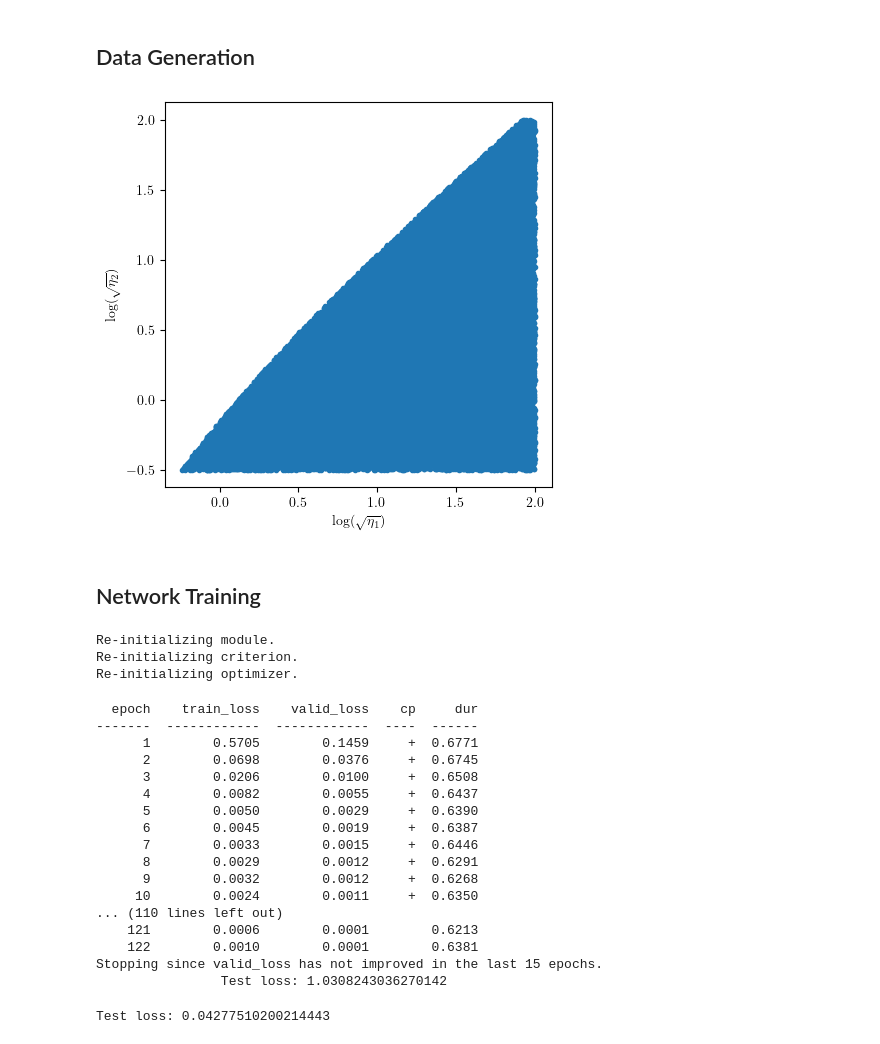
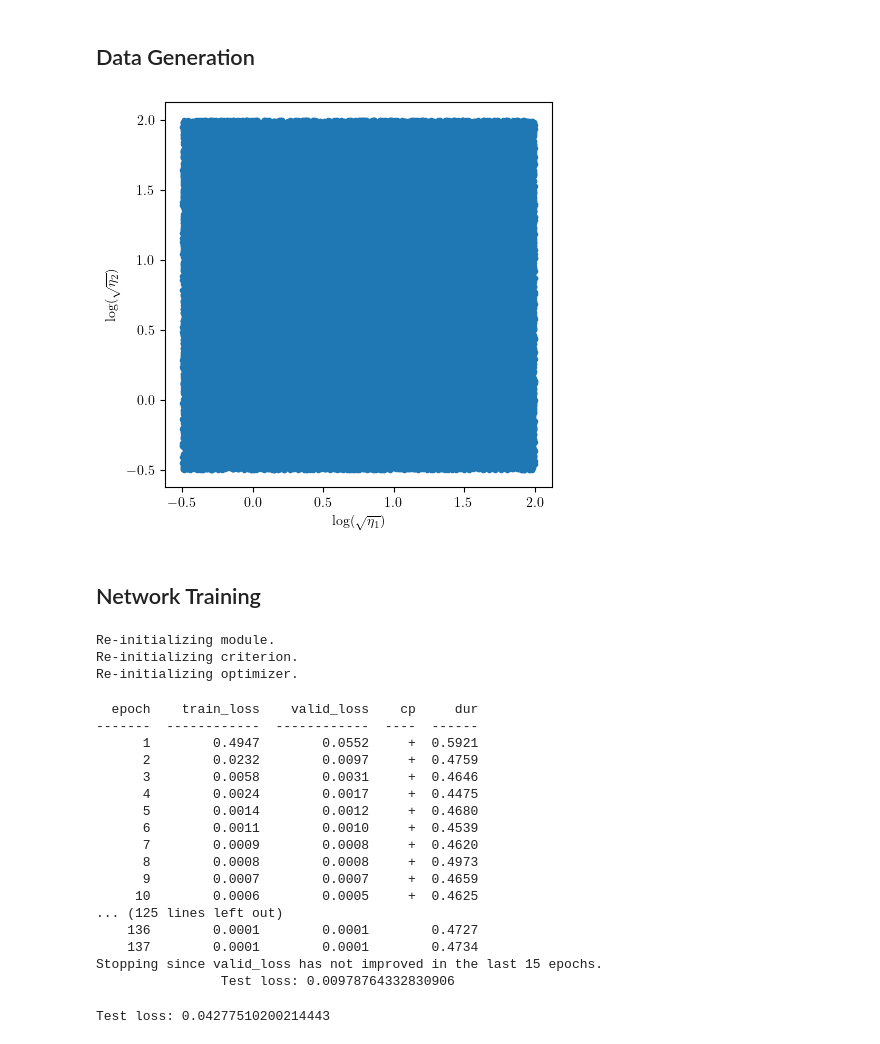
Before and after one commit to Crashprn/UncertaintyQuantification, a Jupyter notebook: Notebooks/MCDropout_Train.ipynb, the cells around one changed output. Cells and saved outputs as stored; diff of their text form; code cells hidden in the pictures.

```diff
--- a/Notebooks/MCDropout_Train.ipynb
+++ b/Notebooks/MCDropout_Train.ipynb
@@ -64,29 +64,29 @@ class RMSELoss(nn.Module):
 # %%
 # Data generators for the different turbulence closures
 SSG_gen = TurbulenceClosureDataGenerator('SSG')
 
 # Defining the ranges for the different scales
 log = (-.5, 2.0)
 
 # Defining whether to exclude certain areas of the data
 exclude_area = True
 include_area = False
 drop_eta_1 = False
 drop_eta_2 = False
 add_noise = False
 
 # Defining area to exclude datapoints
 eta_1_range = np.array([-0.5, 0.0])
 eta_2_range = np.array([-.5, 0.0])
 
-etas_train, gs_train = generate_log_data(SSG_gen, log, 80_000, shuffle=True, gen_type="d_condition", d_condition="<=")
+etas_train, gs_train = generate_log_data(SSG_gen, log, 80_000, shuffle=True, gen_type="All", d_condition="<=")
 
 etas_test, gs_test = generate_log_data(SSG_gen, log, 800, shuffle=True, gen_type="All")
 
 if not drop_eta_1 and not drop_eta_2:
     plot_data_generation_diff(etas_train)
 # %% [output]
-[figure, old version]
+[figure, new version]
 # %%
 from sklearn.preprocessing import StandardScaler
 
@@ -137,7 +137,7 @@ train_params = {
 
 test_criteria = RMSELoss()
 # %%
-net_name = chkpt_prefix + '_MCD1'
+net_name = chkpt_prefix + ''
 
 callbacks = [EarlyStopping(patience=15, threshold=0.000001, threshold_mode='abs', monitor='valid_loss', lower_is_better=True),
         Checkpoint(monitor='valid_loss_best', f_params=net_name+'.pt', dirname=chkpt_dir),
@@ -159,21 +159,21 @@ Re-initializing criterion.
 Re-initializing optimizer.
   epoch    train_loss    valid_loss    cp     dur
 -------  ------------  ------------  ----  ------
-      1        0.5705        0.1459     +  0.6771
-      2        0.0698        0.0376     +  0.6745
-      3        0.0206        0.0100     +  0.6508
-      4        0.0082        0.0055     +  0.6437
-      5        0.0050        0.0029     +  0.6390
-      6        0.0045        0.0019     +  0.6387
-      7        0.0033        0.0015     +  0.6446
-      8        0.0029        0.0012     +  0.6291
-      9        0.0032        0.0012     +  0.6268
-     10        0.0024        0.0011     +  0.6350
-... (110 lines left out)
-    121        0.0006        0.0001        0.6213
-    122        0.0010        0.0001        0.6381
+      1        0.4947        0.0552     +  0.5921
+      2        0.0232        0.0097     +  0.4759
+      3        0.0058        0.0031     +  0.4646
+      4        0.0024        0.0017     +  0.4475
+      5        0.0014        0.0012     +  0.4680
+      6        0.0011        0.0010     +  0.4539
+      7        0.0009        0.0008     +  0.4620
+      8        0.0008        0.0008     +  0.4973
+      9        0.0007        0.0007     +  0.4659
+     10        0.0006        0.0005     +  0.4625
+... (125 lines left out)
+    136        0.0001        0.0001        0.4727
+    137        0.0001        0.0001        0.4734
 Stopping since valid_loss has not improved in the last 15 epochs.
-                Test loss: 1.0308243036270142
+                Test loss: 0.00978764332830906
 # %%
 test_pred = y_scaler.inverse_transform(net.predict(x_test))
 
```
Also changed, not shown: parts of 4 cells of this notebook, 8 other files.
